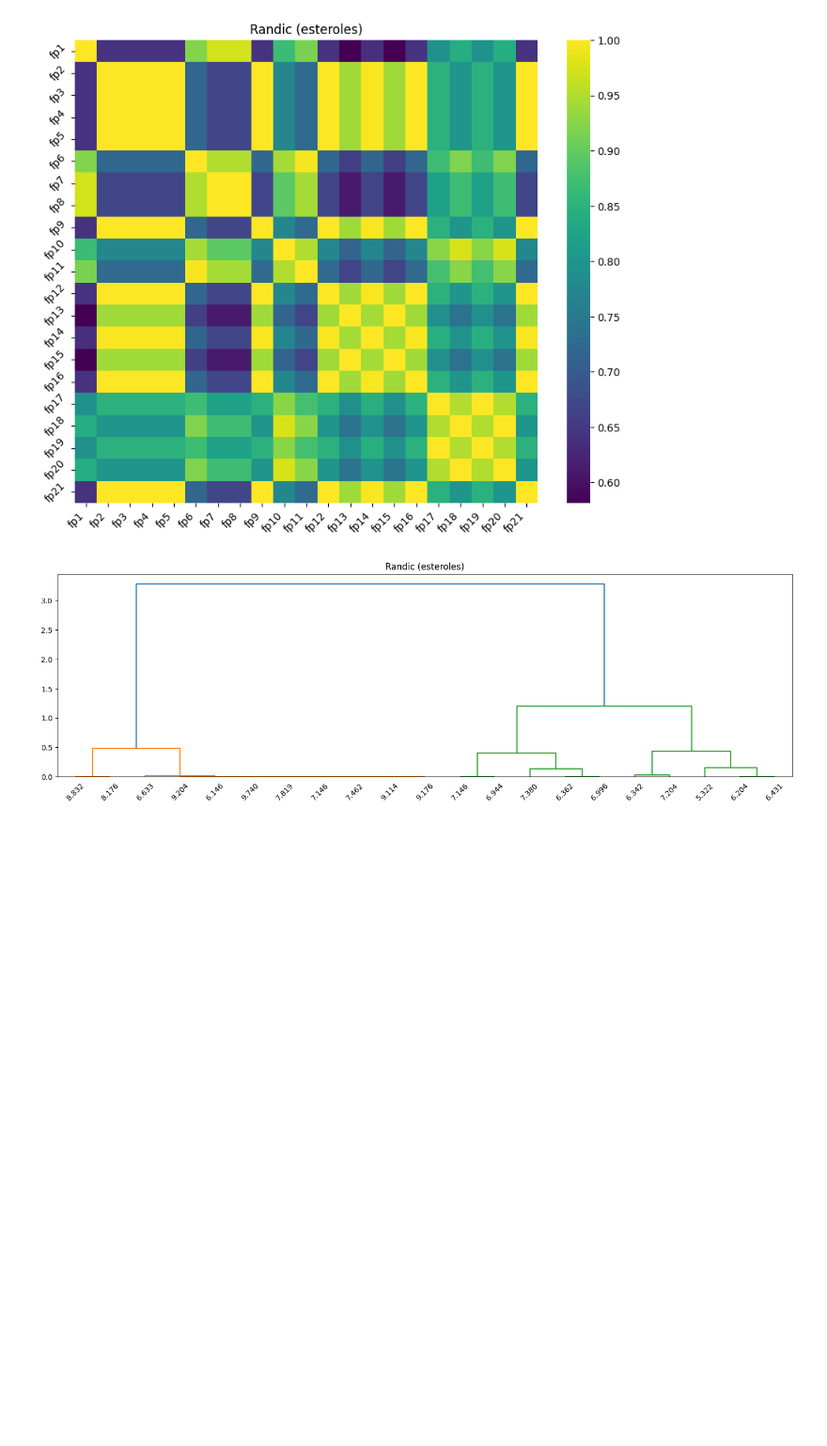
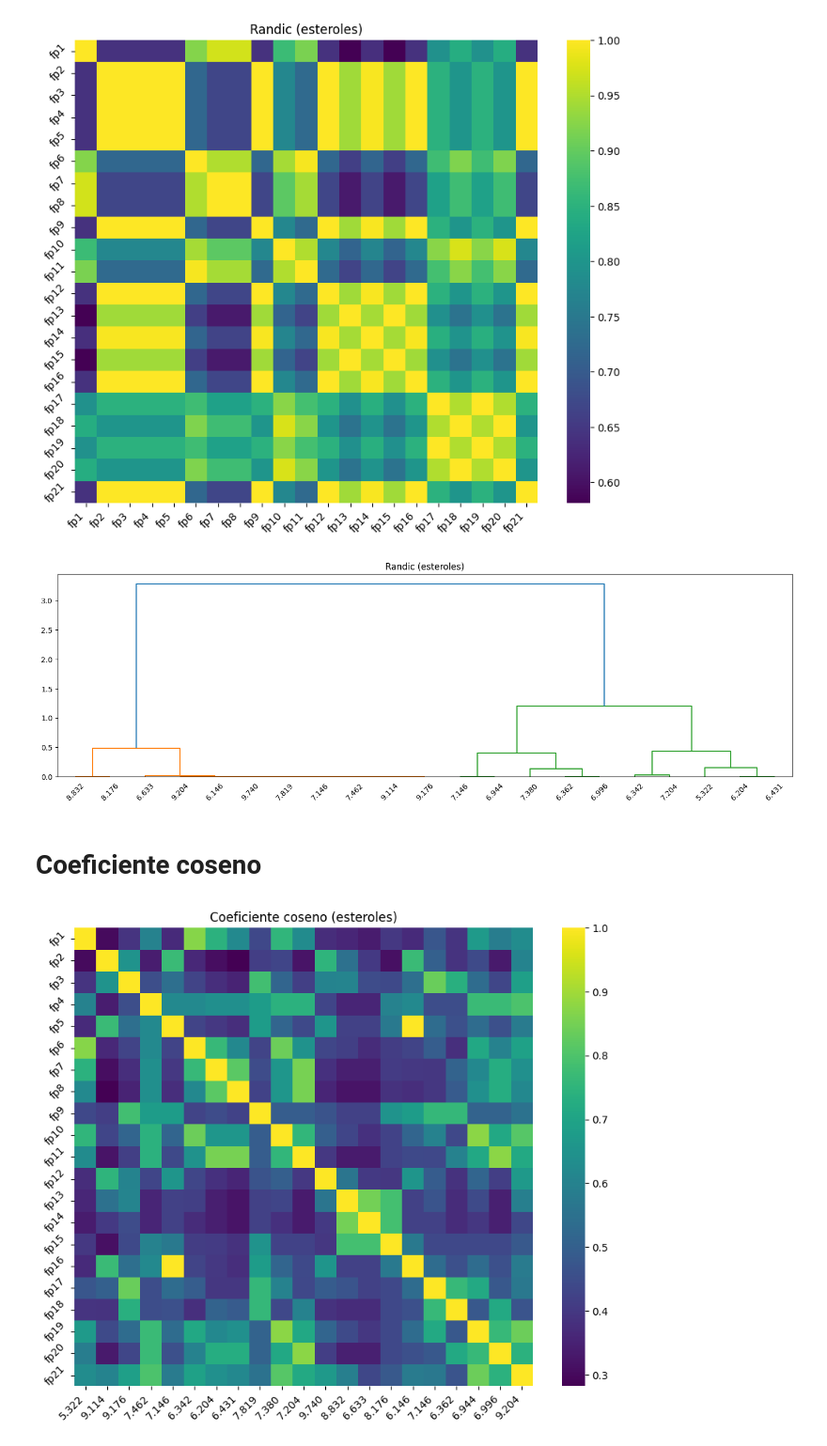
Before and after one commit to jisusP/Art-culo, a Jupyter notebook: Esteroides.ipynb, the cells around one changed output. Shown at 94% size. Cells and saved outputs as stored; diff of their text form; code cells hidden in the pictures; blank space fills up the shorter version.

```diff
--- a/Esteroides.ipynb
+++ b/Esteroides.ipynb
@@ -166,3 +125,26 @@ plt.title("Randic (esteroles)")
 d = shc.dendrogram(shc.linkage(similarity_matrix_randic, method = "ward"), labels = LogK)
 # %% [output]
 [figure]
+# %% [markdown]
+# **Coeficiente coseno**
+# %%
+from sklearn.metrics.pairwise import cosine_similarity
+
+#fingerprints de manera vectorizada, ya que sin el "AsBitVect" nos arroja error
+fps = [AllChem.GetMorganFingerprintAsBitVect(esteroides[mol][0], 2, nBits=1024) for id, mol in enumerate(esteroides)]
+similarity_matrix_cos = cosine_similarity(fps)
+distance_matrix_cos = 1 - similarity_matrix_cos
+
+plt.figure(figsize=(10, 8))
+sns.heatmap(similarity_matrix_cos, annot=False, cbar=True, square=True, cmap='viridis')
+plt.xticks(np.arange(len(labels)) + 0.5, LogK, rotation=45, ha='right')
+plt.yticks(np.arange(len(labels)) + 0.5, labels, rotation=45, ha='right')
+# Configurar el aspecto del heatmap
+plt.title("Coeficiente coseno (esteroles)")
+plt.xlabel
+plt.ylabel
+
+# Mostrar el heatmap
+plt.show()
+# %% [output]
+[figure, added]
```
Also changed, not shown: parts of 9 cells of this notebook.
